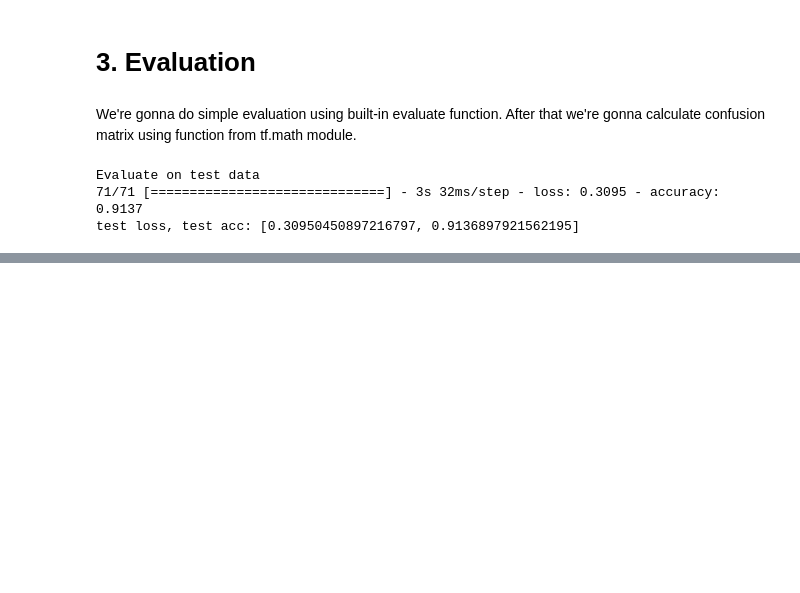
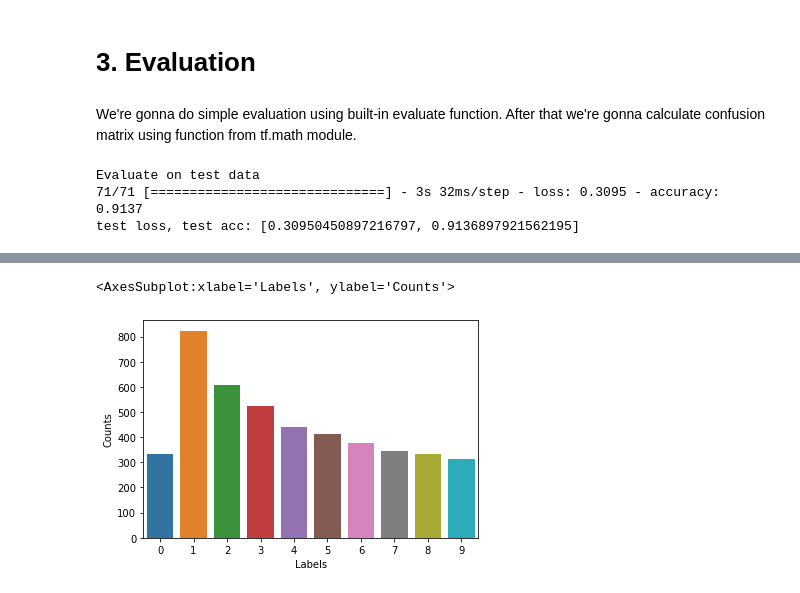
Before and after one commit to nikola310/svhn_classification, a Jupyter notebook: svhn_classification.ipynb, the cells around one changed output, grey strips where cells are left out. Cells and saved outputs as stored; diff of their text form; code cells hidden in the pictures; blank space fills up the shorter version.

```diff
--- a/svhn_classification.ipynb
+++ b/svhn_classification.ipynb
@@ -311,0 +314,17 @@ plt.show()
+# %%
+labels = []
+for x, y in val_ds:
+  labels.append(np.argmax(y, axis = -1))
+
+labels = np.concatenate(labels, axis = 0)
+
+counts = np.zeros(10, dtype=np.int32)
+for l in labels:
+    counts[l] += 1
+
+plt.ylabel('Counts')
+plt.xlabel('Labels')
+sns.barplot(x = [0,1,2,3,4,5,6,7,8,9], y = counts)
+# %% [output]
+<AxesSubplot:xlabel='Labels', ylabel='Counts'>
+[figure, added]
```
Also changed, not shown: parts of 3 cells of this notebook, 1 other file.
